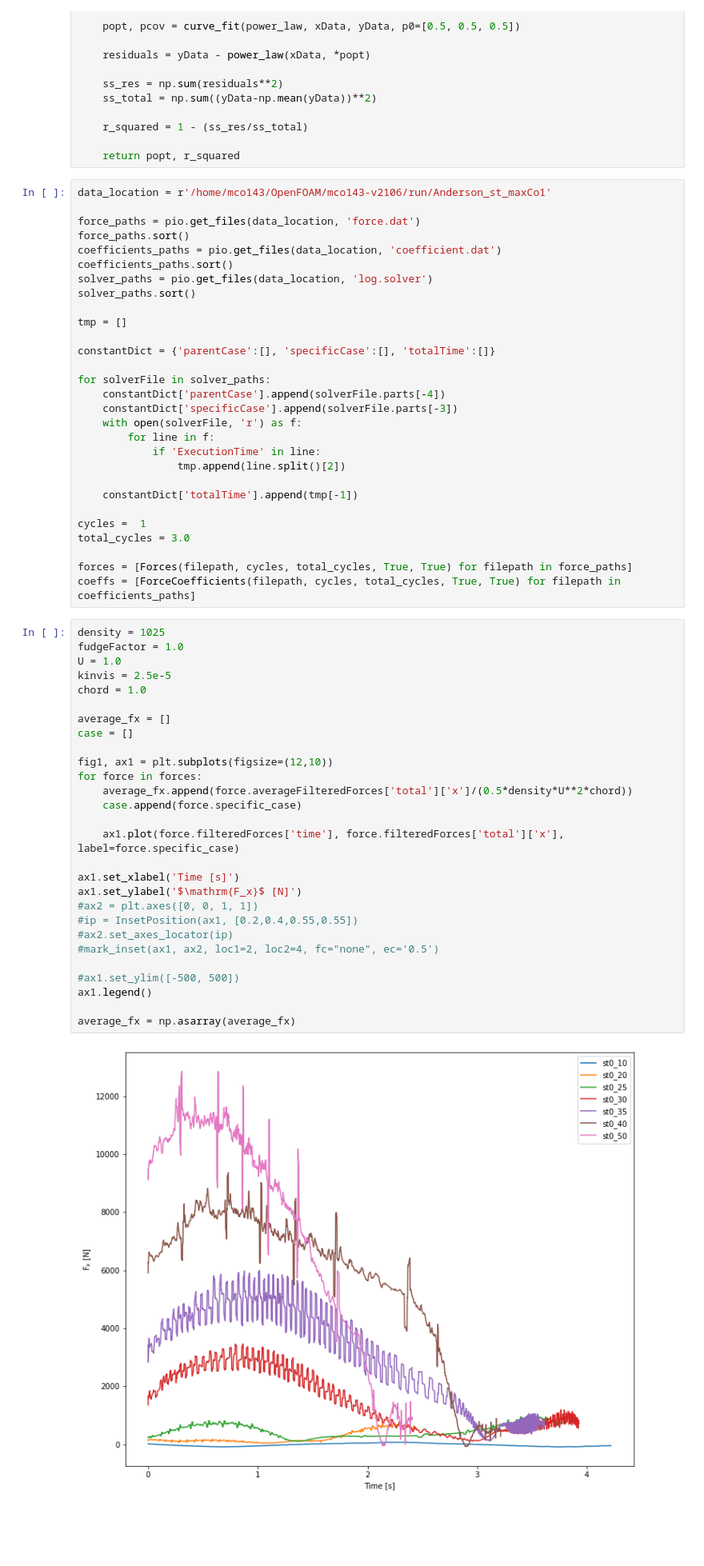
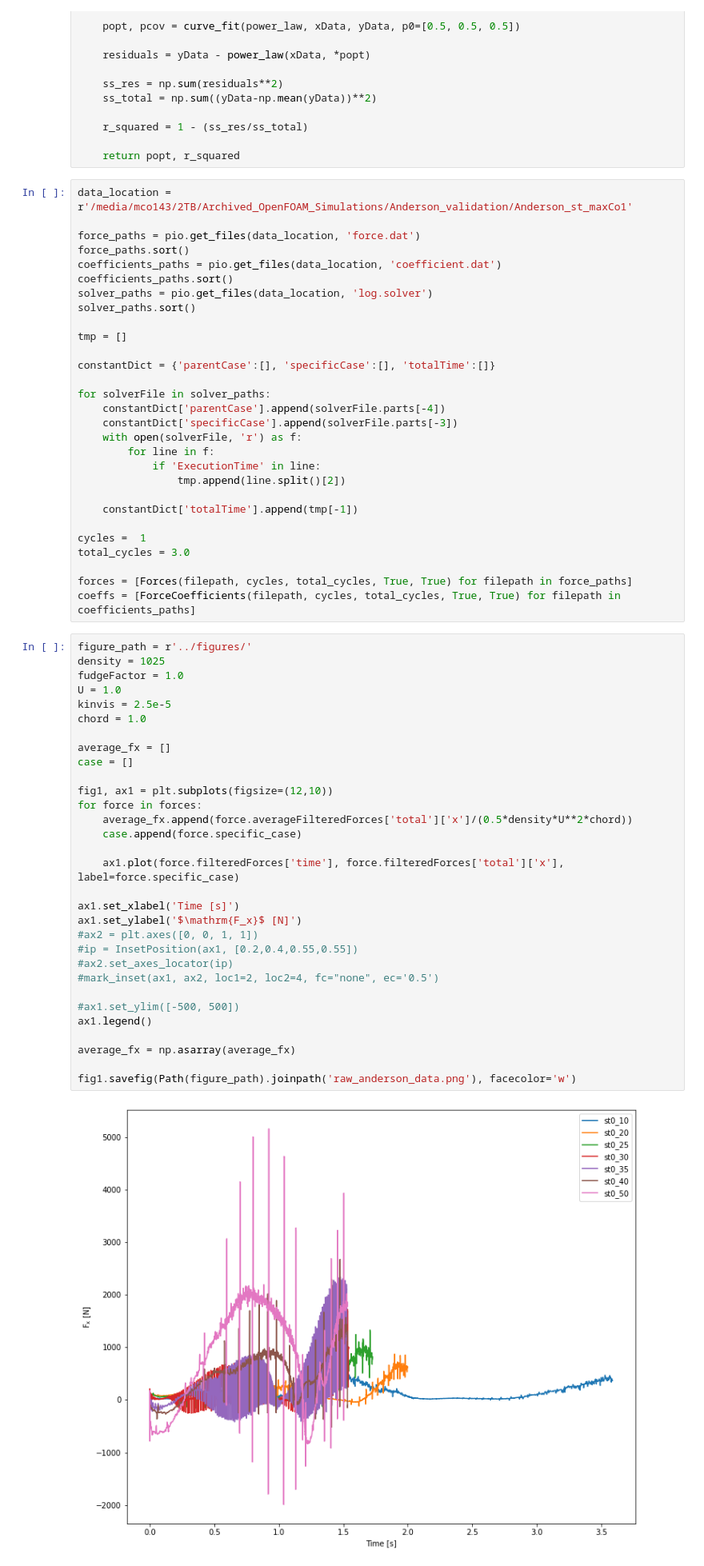
Before and after one commit to michaelcoe/Ika-Flow, a Jupyter notebook: OpenFOAM/postProcessing/plotForces_singleCase_Anderson.ipynb, the cells around one changed output. Shown at 80% size. Saved outputs shown, nothing was run; the diff lists cells and outputs as text; blank space fills up the shorter version.

```diff
--- a/OpenFOAM/postProcessing/plotForces_singleCase_Anderson.ipynb
+++ b/OpenFOAM/postProcessing/plotForces_singleCase_Anderson.ipynb
@@ -31,7 +31,7 @@ def fit_data(xData, yData):
 
     return popt, r_squared
 # %%
-data_location = r'/home/mco143/OpenFOAM/mco143-v2106/run/Anderson_st_maxCo1'
+data_location = r'/media/mco143/2TB/Archived_OpenFOAM_Simulations/Anderson_validation/Anderson_st_maxCo1'
 
 force_paths = pio.get_files(data_location, 'force.dat')
 force_paths.sort()
@@ -60,35 +60,38 @@ total_cycles = 3.0
 forces = [Forces(filepath, cycles, total_cycles, True, True) for filepath in force_paths]
 coeffs = [ForceCoefficients(filepath, cycles, total_cycles, True, True) for filepath in coefficients_paths]
 # %%
+figure_path = r'../figures/'
 density = 1025
 fudgeFactor = 1.0
 U = 1.0
 kinvis = 2.5e-5
 chord = 1.0
 
 average_fx = []
 case = []
 
 fig1, ax1 = plt.subplots(figsize=(12,10))
 for force in forces:
     average_fx.append(force.averageFilteredForces['total']['x']/(0.5*density*U**2*chord))
     case.append(force.specific_case)
 
     ax1.plot(force.filteredForces['time'], force.filteredForces['total']['x'], label=force.specific_case)
 
 ax1.set_xlabel('Time [s]')
 ax1.set_ylabel('$\mathrm{F_x}$ [N]')
 #ax2 = plt.axes([0, 0, 1, 1])
 #ip = InsetPosition(ax1, [0.2,0.4,0.55,0.55])
 #ax2.set_axes_locator(ip)
 #mark_inset(ax1, ax2, loc1=2, loc2=4, fc="none", ec='0.5')
 
 #ax1.set_ylim([-500, 500])
 ax1.legend()
 
 average_fx = np.asarray(average_fx)
+
+fig1.savefig(Path(figure_path).joinpath('raw_anderson_data.png'), facecolor='w')
 # %% [output]
-[figure, old version]
+[figure, new version]
 # %%
 anderson_data = r'/home/mco143/Documents/Current_OpenFOAM_Simulations/Anderson_validation.xlsx'
 andersonDF = pd.read_excel(anderson_data, sheet_name='alpha15')
```
Also changed, not shown: parts of 1 cell of this notebook, 17 other files.
